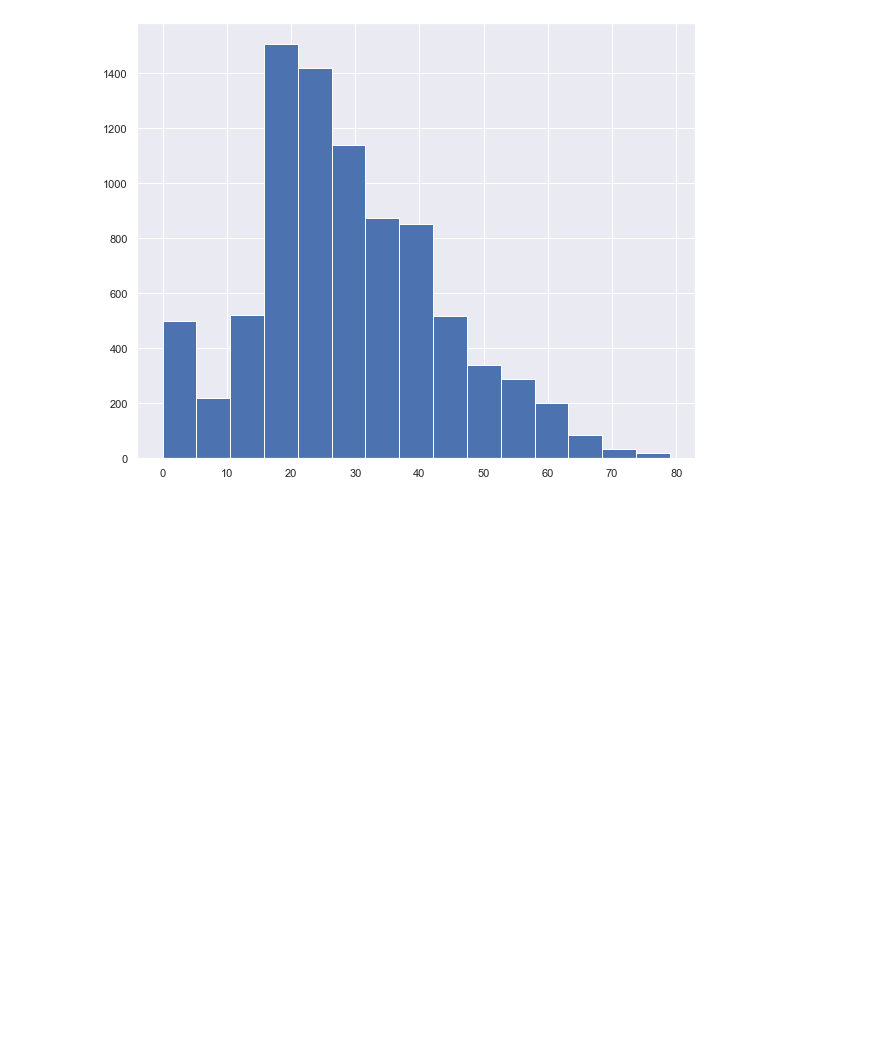
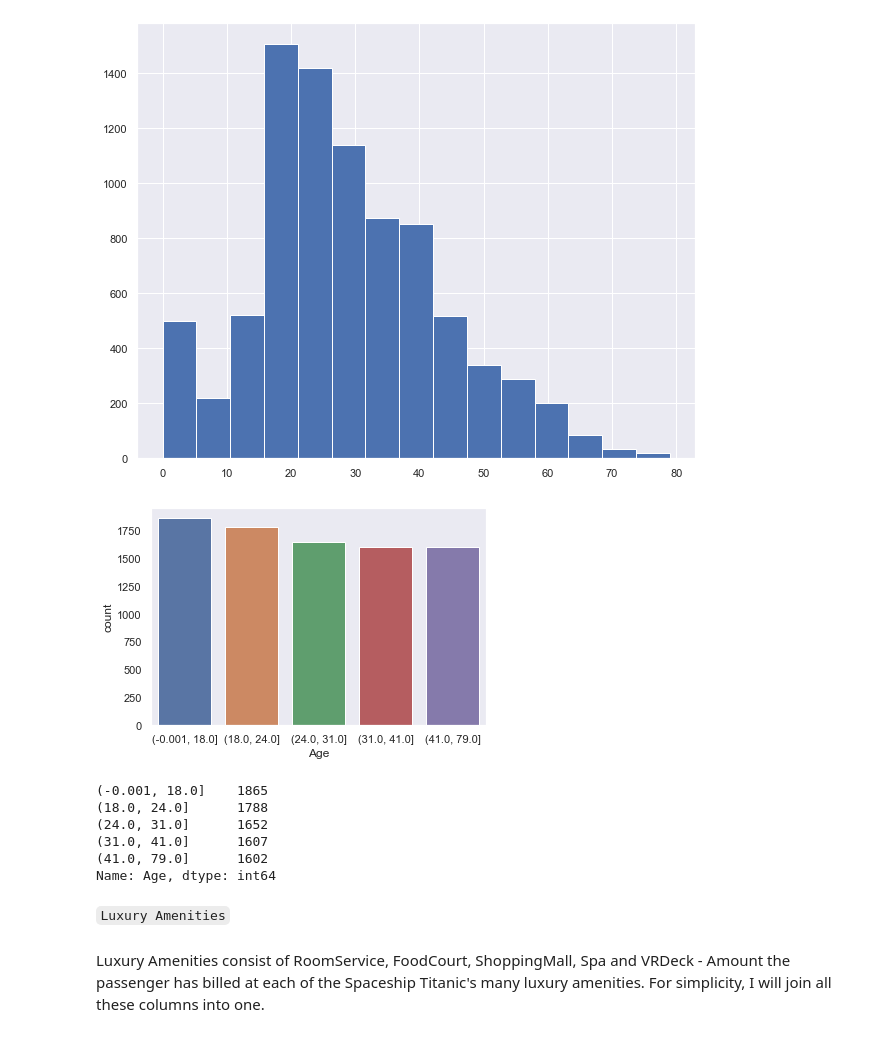
Before and after one commit to SZhafiri/Kagge_Spaceship_Titanic, a Jupyter notebook: First Look.ipynb, the cells around one changed output. Cells and saved outputs as stored; diff of their text form; code cells hidden in the pictures; blank space fills up the shorter version.

```diff
--- a/First Look.ipynb
+++ b/First Look.ipynb
@@ -223,3 +417,5 @@ train[train['Cabin'] == 'G/734/S']
 | 4226 | 4498_06 | Earth | False | G/734/S | TRAPPIST-1e | 15.0 | False | 0.0 | 893.0 | ... |
 | 4227 | 4498_07 | Earth | False | G/734/S | TRAPPIST-1e | 39.0 | False | 0.0 | 2.0 | ... |
 | 4228 | 4498_08 | Earth | False | G/734/S | TRAPPIST-1e | 7.0 | False | 0.0 | 0.0 | ... |
+# %%
+train[['Deck', 'Number', 'Side']] = train['Cabin'].str.split('/', expand=True)
@@ -261,3 +502,23 @@ train['Age'].hist(bins = 15)
 plt.show()
 # %% [output]
 [figure]
+# %%
+age_bin5 = pd.qcut(train['Age'], 5)
+
+sns.countplot(x=age_bin5)
+plt.show()
+# %% [output]
+[figure, added]
+# %%
+age_bin5.value_counts()
+# %% [output]
+(-0.001, 18.0]    1865
+(18.0, 24.0]      1788
+(24.0, 31.0]      1652
+(31.0, 41.0]      1607
+(41.0, 79.0]      1602
+Name: Age, dtype: int64
+# %% [markdown]
+`Luxury Amenities`
+# %% [markdown]
+Luxury Amenities consist of RoomService, FoodCourt, ShoppingMall, Spa and VRDeck - Amount the passenger has billed at each of the Spaceship Titanic's many luxury amenities. For simplicity, I will join all these columns into one.
```
Also changed, not shown: parts of 66 cells of this notebook.
